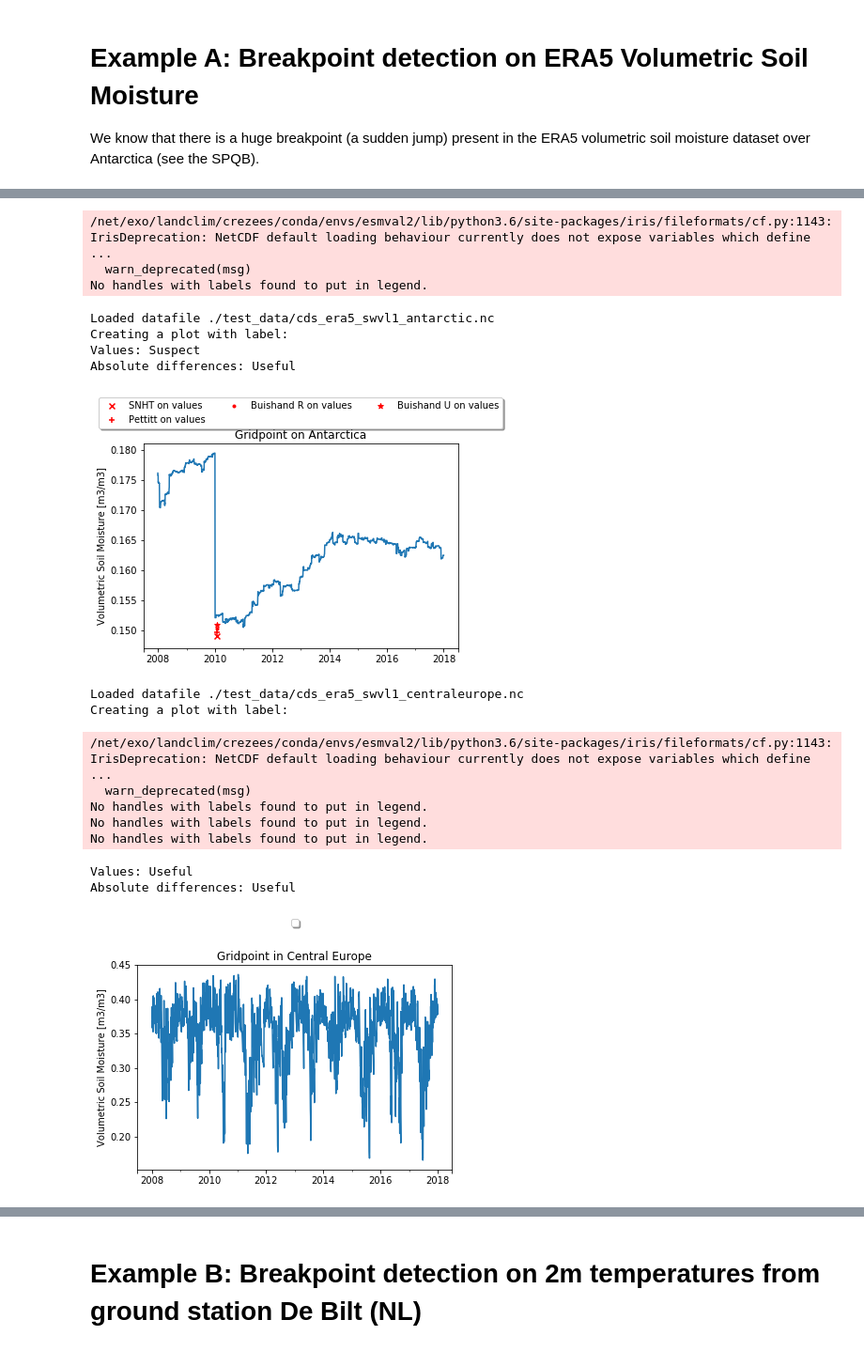
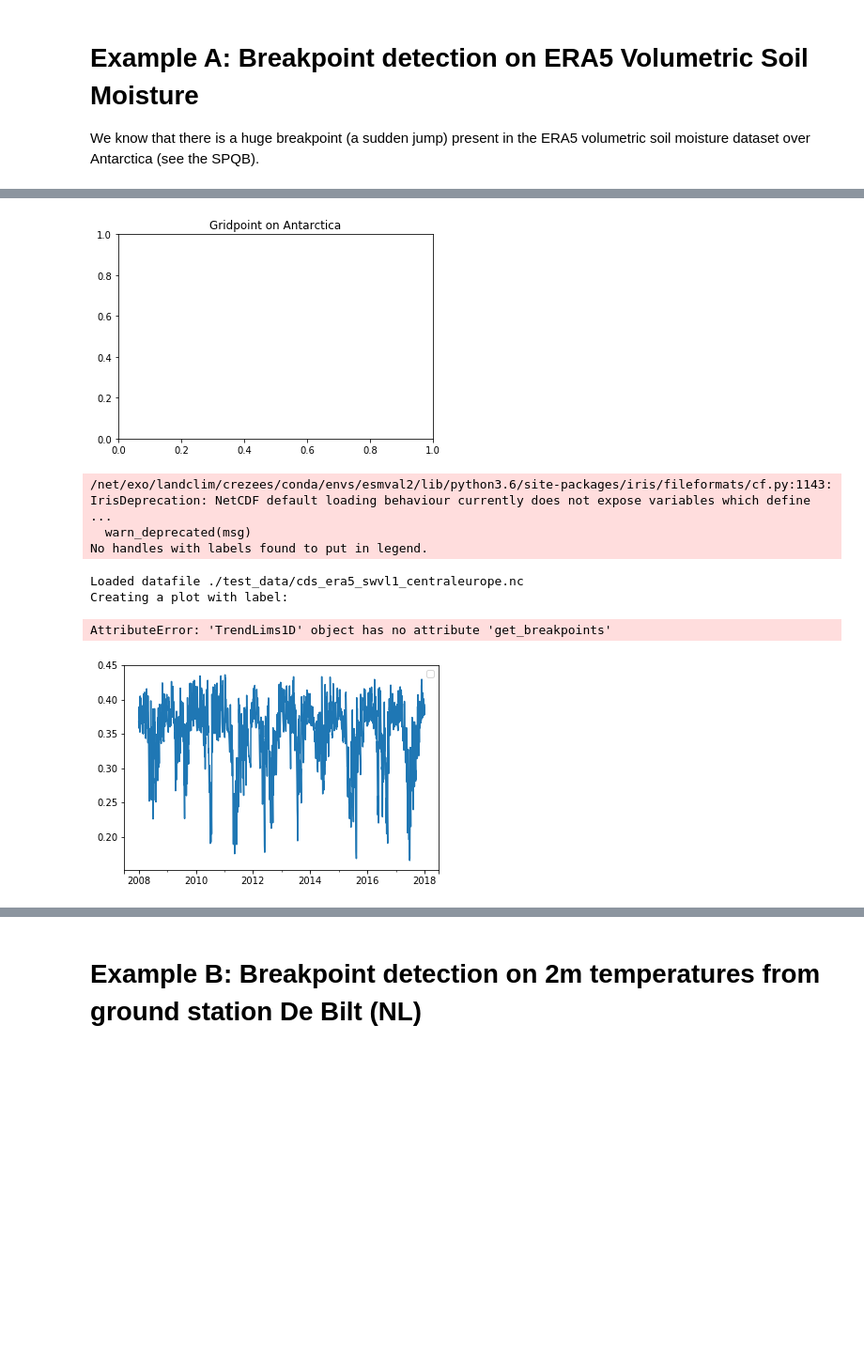
Before and after one commit to bascrezee/trend_framework, a Jupyter notebook: test_breakpoint_framework.ipynb, the cells around one changed output, grey strips where cells are left out. Shown at 94% size. Cells and saved outputs as stored; diff of their text form; code cells hidden in the pictures; blank space fills up the shorter version.

```diff
--- a/test_breakpoint_detection.ipynb
+++ b/test_breakpoint_framework.ipynb
@@ -8,39 +28,25 @@ We know that there is a huge breakpoint (a sudden jump) present in the ERA5 volu
 # %%
-mydat = TrendLims1D('Volumetric Soil Moisture Layer 1 (ERA5)')
-mydat.load_file('./test_data/cds_era5_swvl1_antarctic.nc')
-mydat.plot('')
-mydat.get_breakpoints(resamplefreq='M')
-mydat.evaluate_breakpoints()
-mydat.plot_breakpoints()
-plt.ylabel('Volumetric Soil Moisture [m3/m3]')
+#mydat.evaluate_breakpoints()
+#mydat.plot_breakpoints()
+#plt.ylabel('Volumetric Soil Moisture [m3/m3]')
 plt.title('Gridpoint on Antarctica')
 plt.show()
 
 mydat = TrendLims1D('Volumetric Soil Moisture Layer 1 (ERA5)')
 mydat.load_file('./test_data/cds_era5_swvl1_centraleurope.nc')
 mydat.plot('')
 mydat.get_breakpoints(resamplefreq='M')
 mydat.evaluate_breakpoints()
 mydat.plot_breakpoints()
 plt.ylabel('Volumetric Soil Moisture [m3/m3]')
 plt.title('Gridpoint in Central Europe')
 plt.show()
 # %% [output]
+[figure, new version]
 /net/exo/landclim/crezees/conda/envs/esmval2/lib/python3.6/site-packages/iris/fileformats/cf.py:1143: IrisDeprecation: NetCDF default loading behaviour currently does not expose variables which define ...
   warn_deprecated(msg)
 No handles with labels found to put in legend.
-Loaded datafile ./test_data/cds_era5_swvl1_antarctic.nc
+Loaded datafile ./test_data/cds_era5_swvl1_centraleurope.nc
 Creating a plot with label:
-Values: Suspect
-Absolute differences: Useful
-[figure, old version]
-Loaded datafile ./test_data/cds_era5_swvl1_centraleurope.nc
-Creating a plot with label:
+AttributeError: 'TrendLims1D' object has no attribute 'get_breakpoints'
-/net/exo/landclim/crezees/conda/envs/esmval2/lib/python3.6/site-packages/iris/fileformats/cf.py:1143: IrisDeprecation: NetCDF default loading behaviour currently does not expose variables which define ...
-  warn_deprecated(msg)
-No handles with labels found to put in legend.
-No handles with labels found to put in legend.
-No handles with labels found to put in legend.
-Values: Useful
-Absolute differences: Useful
-[figure, old version]
+[figure, new version]
```
Also changed, not shown: parts of 5 cells of this notebook, 2 other files.
